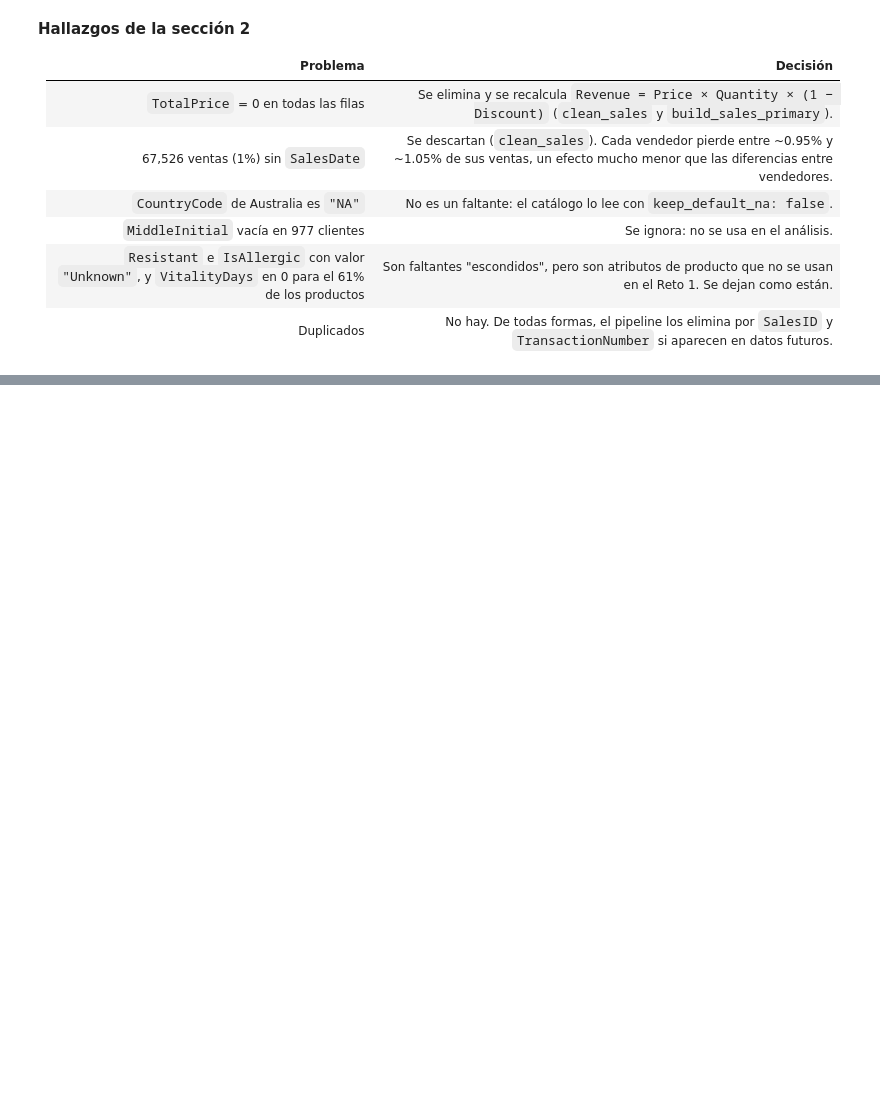
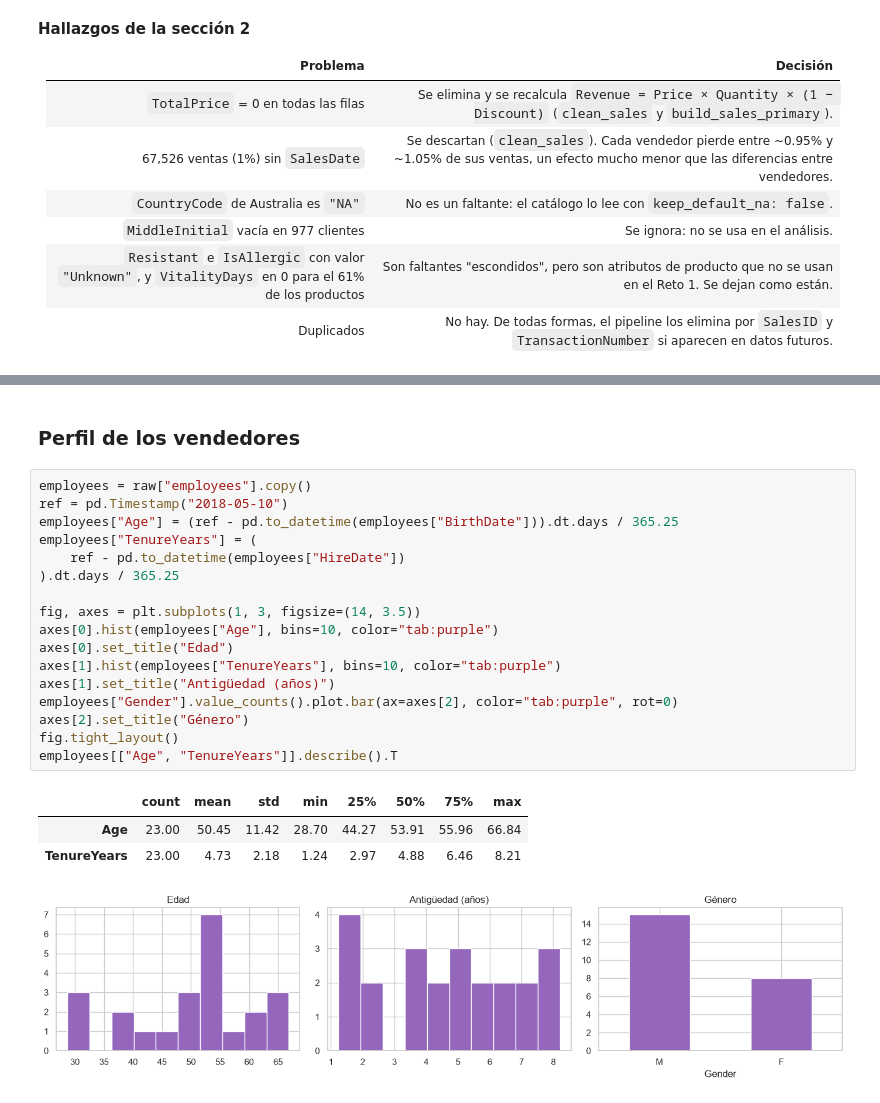
Before and after one commit to Cynthiss/ML-Proyecto-Final, a Jupyter notebook: notebooks/01_exploracion.ipynb, the cells around one changed output, grey strips where cells are left out. Drawn from its saved outputs; the diff is of its cells as text; blank space fills up the shorter version.

```diff
--- a/notebooks/01_exploracion.ipynb
+++ b/notebooks/01_exploracion.ipynb
@@ -338,0 +465,24 @@ VitalityDays = 0: 61% de los productos
+# %% [markdown]
+### Perfil de los vendedores
+# %%
+employees = raw["employees"].copy()
+ref = pd.Timestamp("2018-05-10")
+employees["Age"] = (ref - pd.to_datetime(employees["BirthDate"])).dt.days / 365.25
+employees["TenureYears"] = (
+    ref - pd.to_datetime(employees["HireDate"])
+).dt.days / 365.25
+
+fig, axes = plt.subplots(1, 3, figsize=(14, 3.5))
+axes[0].hist(employees["Age"], bins=10, color="tab:purple")
+axes[0].set_title("Edad")
+axes[1].hist(employees["TenureYears"], bins=10, color="tab:purple")
+axes[1].set_title("Antigüedad (años)")
+employees["Gender"].value_counts().plot.bar(ax=axes[2], color="tab:purple", rot=0)
+axes[2].set_title("Género")
+fig.tight_layout()
+employees[["Age", "TenureYears"]].describe().T
+# %% [output]
+|  | count | mean | std | min | 25% | 50% | 75% | max |
+| Age | 23.00 | 50.45 | 11.42 | 28.70 | 44.27 | 53.91 | 55.96 | 66.84 |
+| TenureYears | 23.00 | 4.73 | 2.18 | 1.24 | 2.97 | 4.88 | 6.46 | 8.21 |
+[figure, added]
```
Also changed, not shown: parts of 8 cells of this notebook.
